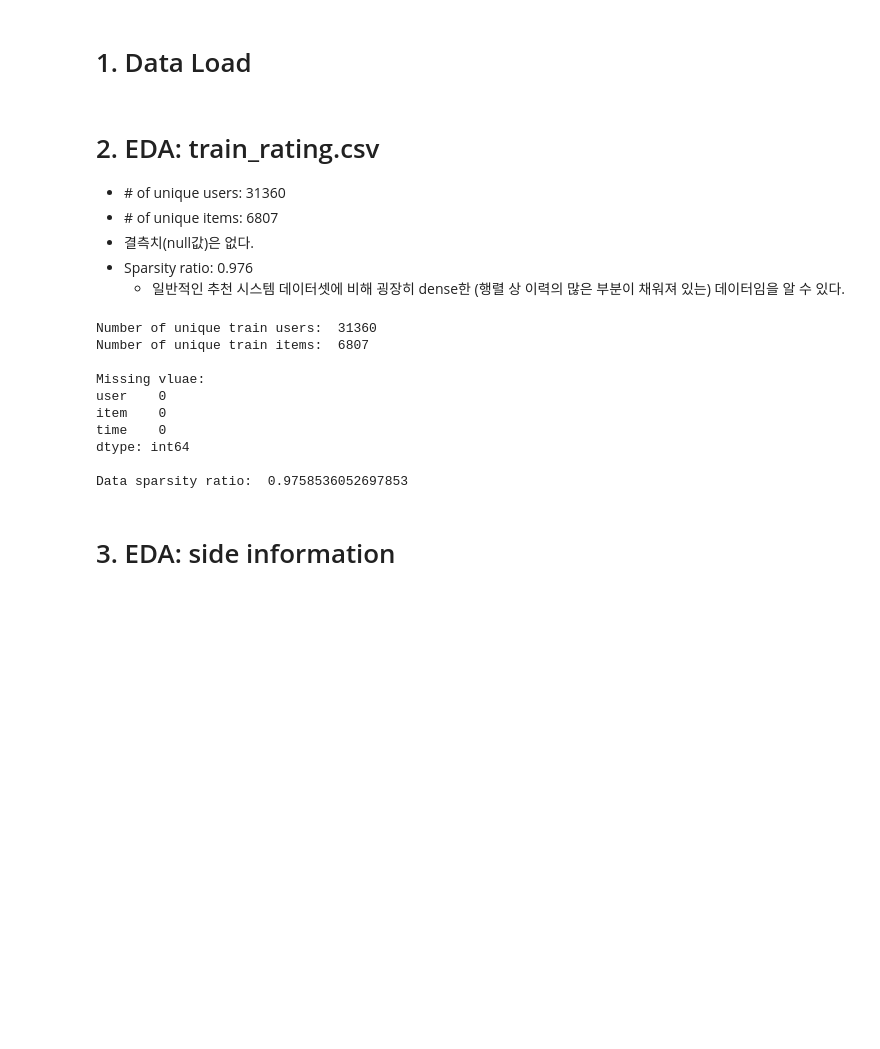
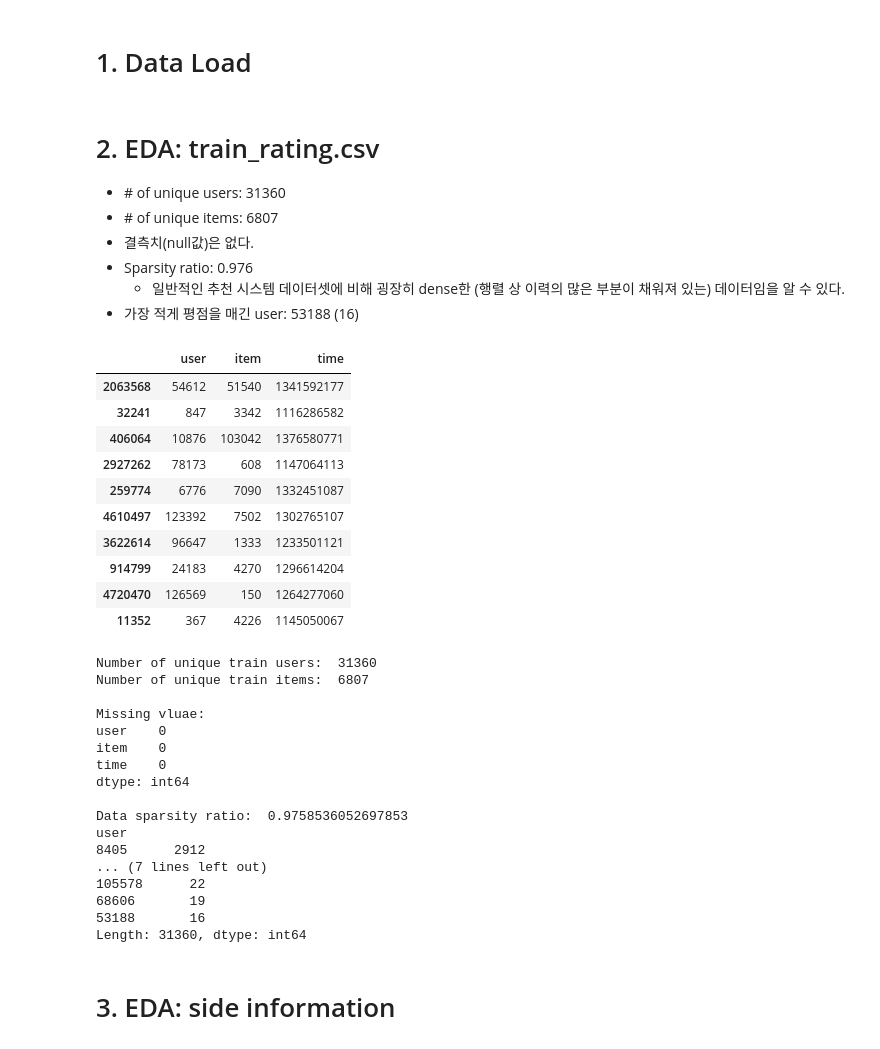
Before and after one commit to boostcampaitech3/level2-movie-recommendation-level2-recsys-12, a Jupyter notebook: GwangSeok/EDA.ipynb, the cells around one changed output. Cells and saved outputs as stored; diff of their text form; code cells hidden in the pictures; blank space fills up the shorter version.

```diff
--- a/GwangSeok/EDA.ipynb
+++ b/GwangSeok/EDA.ipynb
@@ -22,6 +19,23 @@ ratings_df = pd.read_csv(os.path.join(train_data_dir, 'train_ratings.csv'))
 - 결측치(null값)은 없다.
 - Sparsity ratio: 0.976
     - 일반적인 추천 시스템 데이터셋에 비해 굉장히 dense한 (행렬 상 이력의 많은 부분이 채워져 있는) 데이터임을 알 수 있다.
+- 가장 적게 평점을 매긴 user: 53188 (16)
+# %%
+ratings_df = pd.read_csv(os.path.join(train_data_dir, 'train_ratings.csv'))
+
+ratings_df.sample(10)
+# %% [output]
+|  | user | item | time |
+| 2063568 | 54612 | 51540 | 1341592177 |
+| 32241 | 847 | 3342 | 1116286582 |
+| 406064 | 10876 | 103042 | 1376580771 |
+| 2927262 | 78173 | 608 | 1147064113 |
+| 259774 | 6776 | 7090 | 1332451087 |
+| 4610497 | 123392 | 7502 | 1302765107 |
+| 3622614 | 96647 | 1333 | 1233501121 |
+| 914799 | 24183 | 4270 | 1296614204 |
+| 4720470 | 126569 | 150 | 1264277060 |
+| 11352 | 367 | 4226 | 1145050067 |
 # %%
 num_train_users = ratings_df['user'].nunique()
 num_train_items = ratings_df['item'].nunique()
@@ -30,6 +44,7 @@ print("Number of unique train users: ", num_train_users)
 print("Number of unique train items: ", num_train_items)
 print(f"\nMissing vluae: \n{ratings_df.isnull().sum()}")
 print("\nData sparsity ratio: ", 1 - len(ratings_df) / (num_train_users * num_train_items))
+print(ratings_df.value_counts(subset='user', sort=True))
 # %% [output]
 Number of unique train users:  31360
 Number of unique train items:  6807
@@ -41,6 +56,13 @@ time    0
 dtype: int64
 
 Data sparsity ratio:  0.9758536052697853
+user
+8405      2912
+... (7 lines left out)
+105578      22
+68606       19
+53188       16
+Length: 31360, dtype: int64
 # %% [markdown]
 # 3. EDA: side information
 # %%
```
Also changed, not shown: parts of 31 cells of this notebook, 9 other files.
